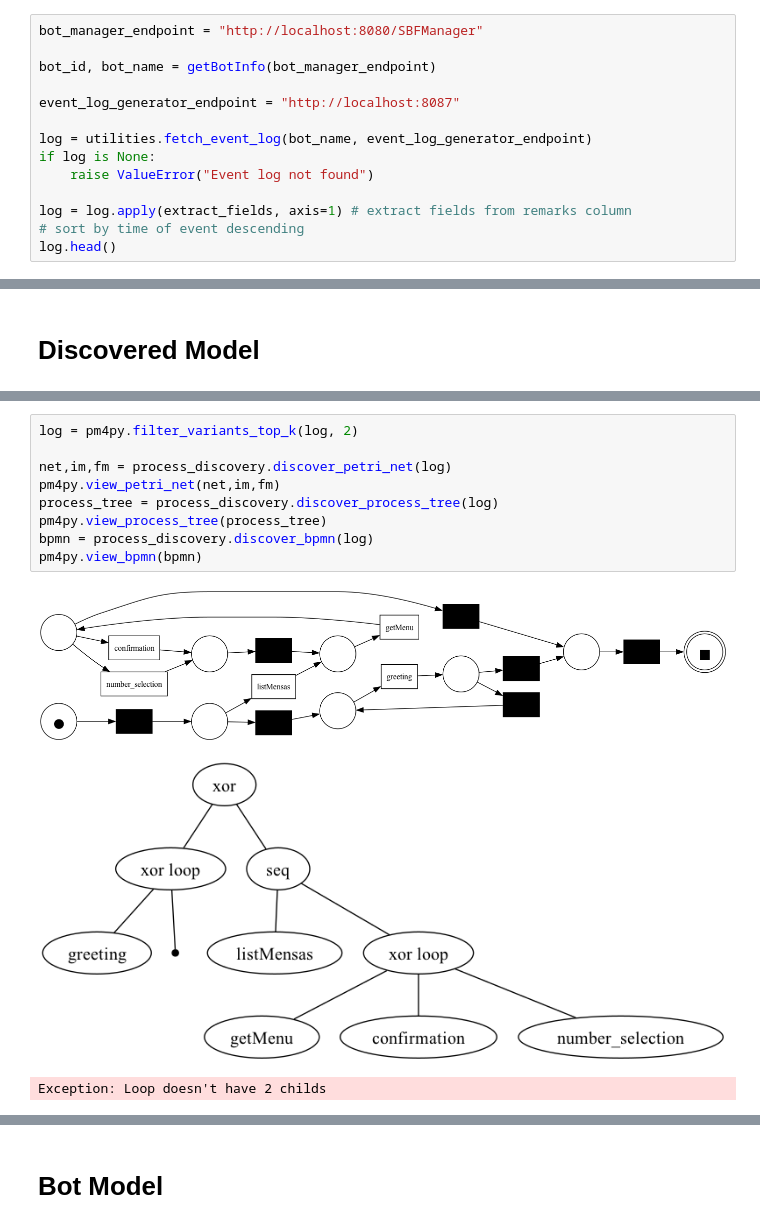
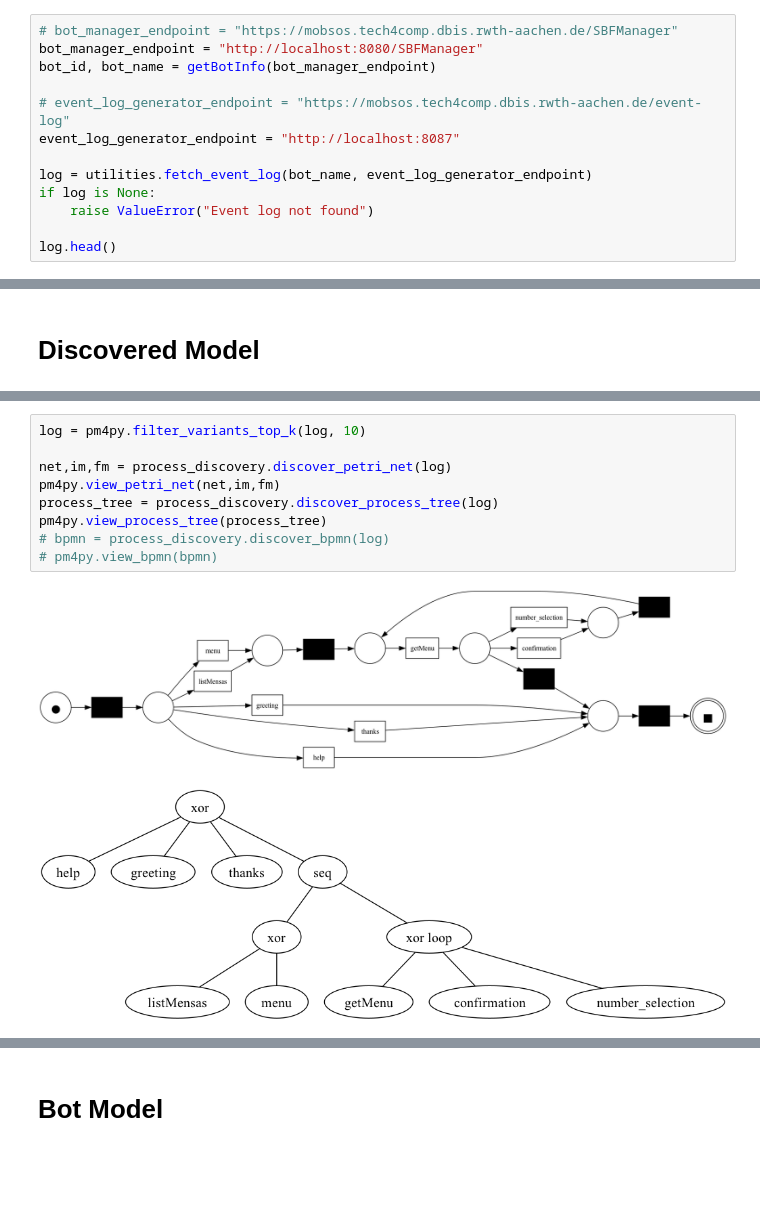
Before and after one commit to rwth-acis/process-mining-for-bots, a Jupyter notebook: visualize.log.ipynb, the cells around one changed output, grey strips where cells are left out. Drawn from its saved outputs; the diff is of its cells as text; blank space fills up the shorter version.

```diff
--- a/visualize.log.ipynb
+++ b/visualize.log.ipynb
@@ -34,16 +25,15 @@ def extract_fields(row):
 # %%
+# bot_manager_endpoint = "https://mobsos.tech4comp.dbis.rwth-aachen.de/SBFManager"
 bot_manager_endpoint = "http://localhost:8080/SBFManager"
-
 bot_id, bot_name = getBotInfo(bot_manager_endpoint)
 
+# event_log_generator_endpoint = "https://mobsos.tech4comp.dbis.rwth-aachen.de/event-log"
 event_log_generator_endpoint = "http://localhost:8087"
 
 log = utilities.fetch_event_log(bot_name, event_log_generator_endpoint)
 if log is None:
     raise ValueError("Event log not found")
 
-log = log.apply(extract_fields, axis=1) # extract fields from remarks column
-# sort by time of event descending
 log.head()
 # %% [output]
 Fetching event log from http://localhost:8087/bot/MensaBot
@@ -69,16 +67,15 @@ traces
 # %%
-log = pm4py.filter_variants_top_k(log, 2)
+log = pm4py.filter_variants_top_k(log, 10)
 
 net,im,fm = process_discovery.discover_petri_net(log)
 pm4py.view_petri_net(net,im,fm)
 process_tree = process_discovery.discover_process_tree(log)
 pm4py.view_process_tree(process_tree)
-bpmn = process_discovery.discover_bpmn(log)
-pm4py.view_bpmn(bpmn)
+# bpmn = process_discovery.discover_bpmn(log)
+# pm4py.view_bpmn(bpmn)
 # %% [output]
-[figure, old version]
+[figure, new version]
-[figure, old version]
+[figure, new version]
-Exception: Loop doesn't have 2 childs
 # %%
 traces = pm4py.get_variants(log)
 traces
```
Also changed, not shown: parts of 8 cells of this notebook, 2 other files.
